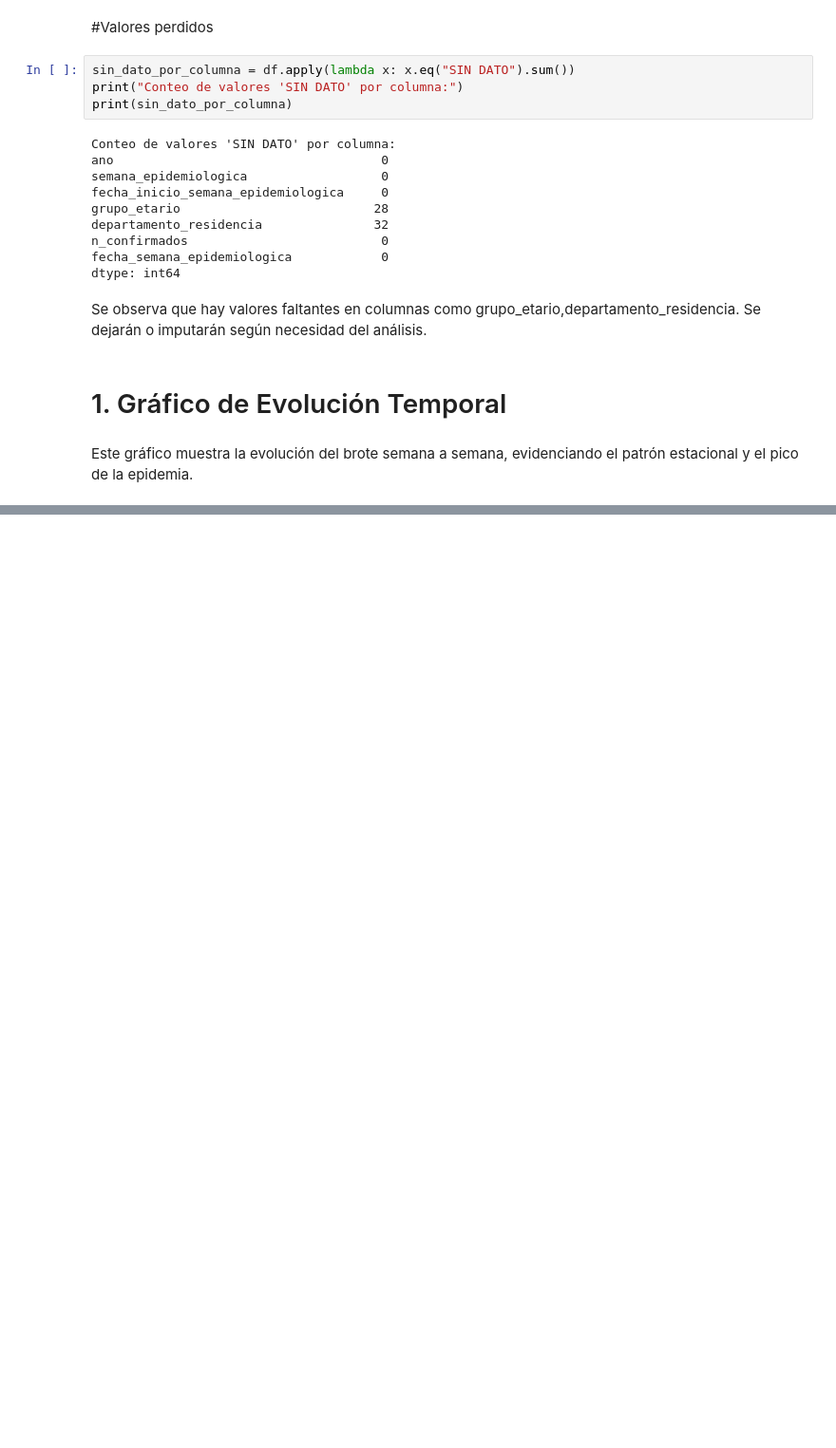
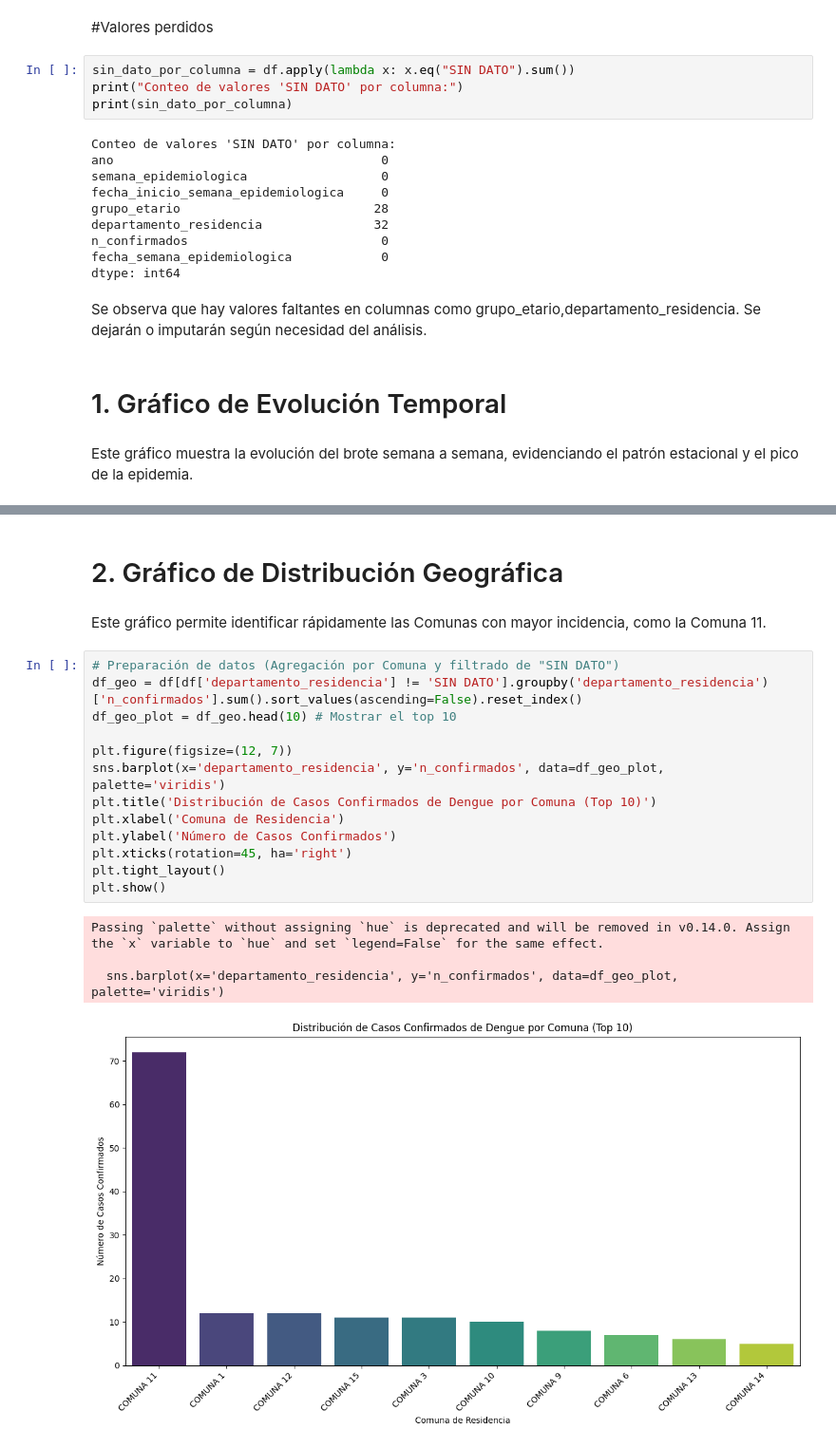
Before and after one commit to NazarenoSiciliano/Data-science-I, a Jupyter notebook: ProyectoDS_ParteI_Siciliano.ipynb, the cells around one changed output, grey strips where cells are left out. Shown: that part at 95% size. Drawn from its saved outputs; the diff is of its cells as text; blank space fills up the shorter version.

```diff
--- a/ProyectoDS_ParteI_Siciliano.ipynb
+++ b/ProyectoDS_ParteI_Siciliano.ipynb
@@ -101,0 +99,22 @@ FileNotFoundError: [Errno 2] No such file or directory: 'casos_dengue.csv'
+# %% [markdown]
+# 2. Gráfico de Distribución Geográfica
+# %% [markdown]
+Este gráfico permite identificar rápidamente las Comunas con mayor incidencia, como la Comuna 11.
+# %%
+# Preparación de datos (Agregación por Comuna y filtrado de "SIN DATO")
+df_geo = df[df['departamento_residencia'] != 'SIN DATO'].groupby('departamento_residencia')['n_confirmados'].sum().sort_values(ascending=False).reset_index()
+df_geo_plot = df_geo.head(10) # Mostrar el top 10
+
+plt.figure(figsize=(12, 7))
+sns.barplot(x='departamento_residencia', y='n_confirmados', data=df_geo_plot, palette='viridis')
+plt.title('Distribución de Casos Confirmados de Dengue por Comuna (Top 10)')
+plt.xlabel('Comuna de Residencia')
+plt.ylabel('Número de Casos Confirmados')
+plt.xticks(rotation=45, ha='right')
+plt.tight_layout()
+plt.show()
+# %% [output]
+Passing `palette` without assigning `hue` is deprecated and will be removed in v0.14.0. Assign the `x` variable to `hue` and set `legend=False` for the same effect.
+
+  sns.barplot(x='departamento_residencia', y='n_confirmados', data=df_geo_plot, palette='viridis')
+[figure, added]
```
Also changed, not shown: parts of 4 cells of this notebook.
